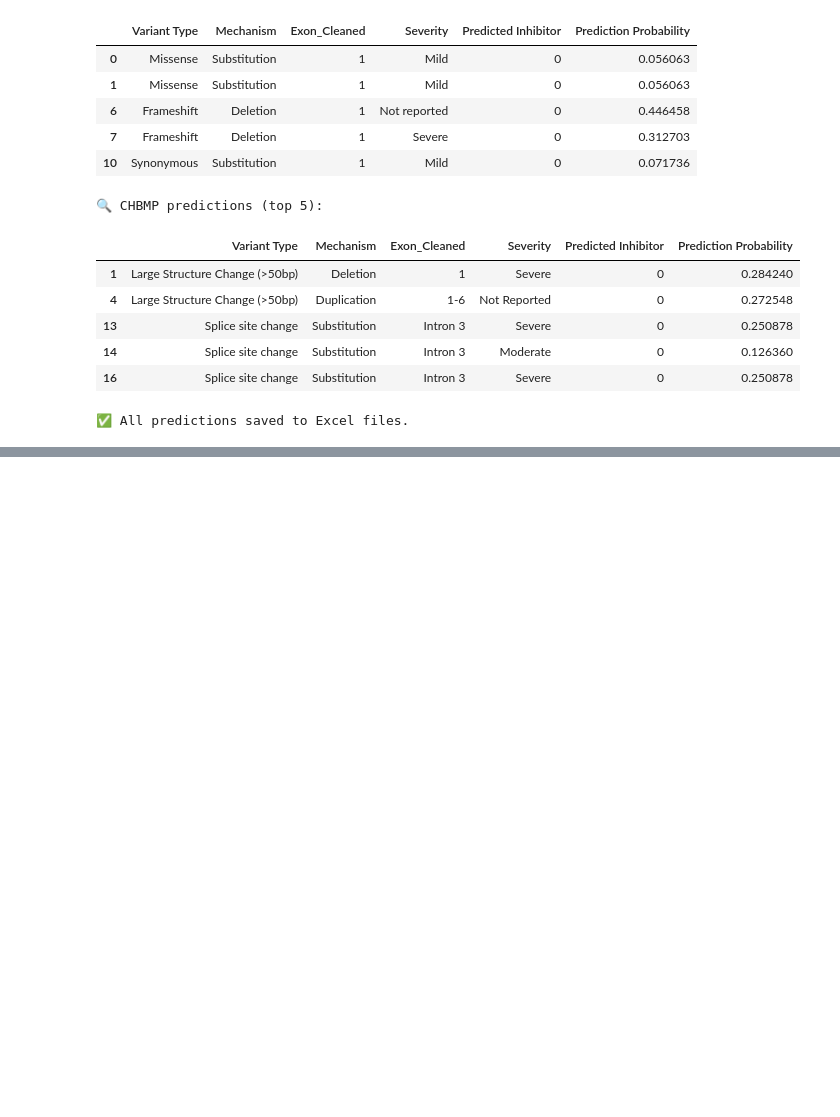
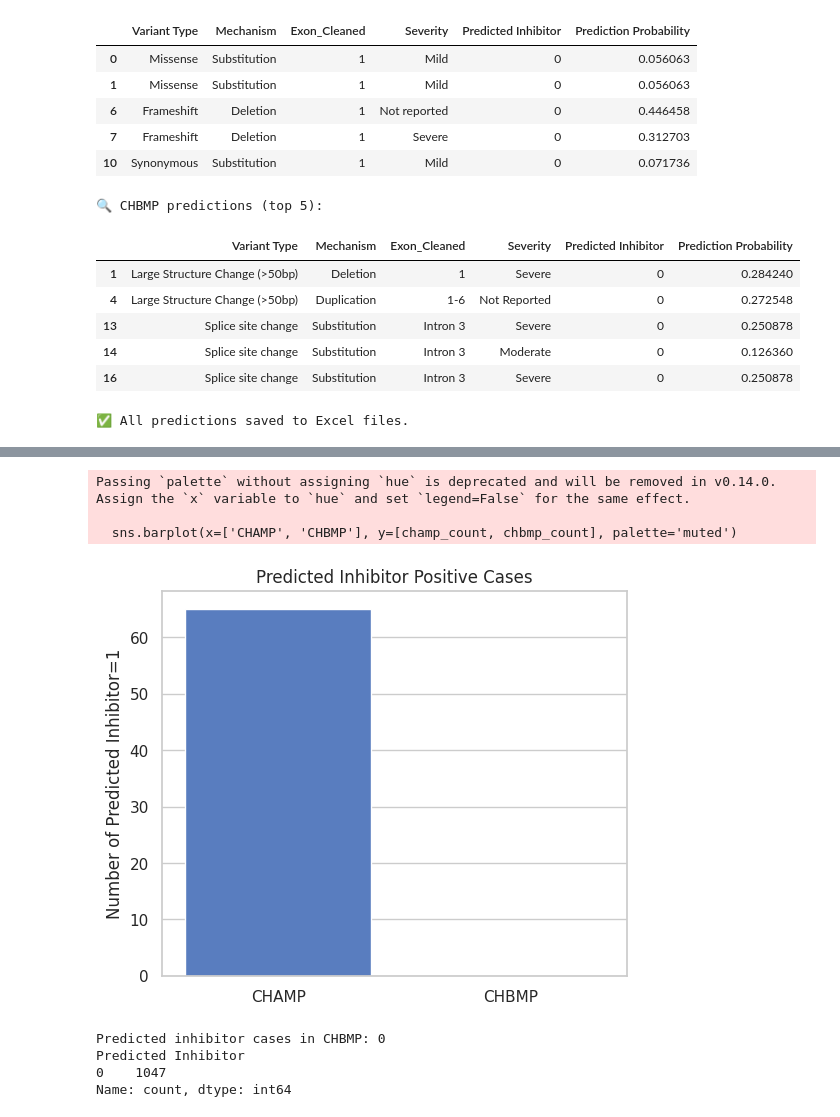
Before and after one commit to kathisw/hemophilia, a Jupyter notebook: KDD_CDC_KSBMP.ipynb, the cells around one changed output, grey strips where cells are left out. Cells and saved outputs as stored; diff of their text form; code cells hidden in the pictures; blank space fills up the shorter version.

```diff
--- a/KDD_CDC_KSBMP.ipynb
+++ b/KDD_CDC_KSBMP.ipynb
@@ -3070,0 +3097,23 @@ files.download("CHBMP_Predicted_NotReported.xlsx")
+# %%
+# Plot 2: Count of predicted positive cases
+champ_count = unlabeled_champ['Predicted Inhibitor'].value_counts().get(1, 0)
+chbmp_count = unlabeled_chbmp['Predicted Inhibitor'].value_counts().get(1, 0)
+
+plt.figure(figsize=(6, 5))
+sns.barplot(x=['CHAMP', 'CHBMP'], y=[champ_count, chbmp_count], palette='muted')
+plt.title("Predicted Inhibitor Positive Cases")
+plt.ylabel("Number of Predicted Inhibitor=1")
+plt.show()
+# %% [output]
+Passing `palette` without assigning `hue` is deprecated and will be removed in v0.14.0. Assign the `x` variable to `hue` and set `legend=False` for the same effect.
+
+  sns.barplot(x=['CHAMP', 'CHBMP'], y=[champ_count, chbmp_count], palette='muted')
+[figure, added]
+# %%
+print("Predicted inhibitor cases in CHBMP:", chbmp_count)
+print(unlabeled_chbmp['Predicted Inhibitor'].value_counts())
+# %% [output]
+Predicted inhibitor cases in CHBMP: 0
+Predicted Inhibitor
+0    1047
+Name: count, dtype: int64
```
Also changed, not shown: parts of 17 cells of this notebook.
